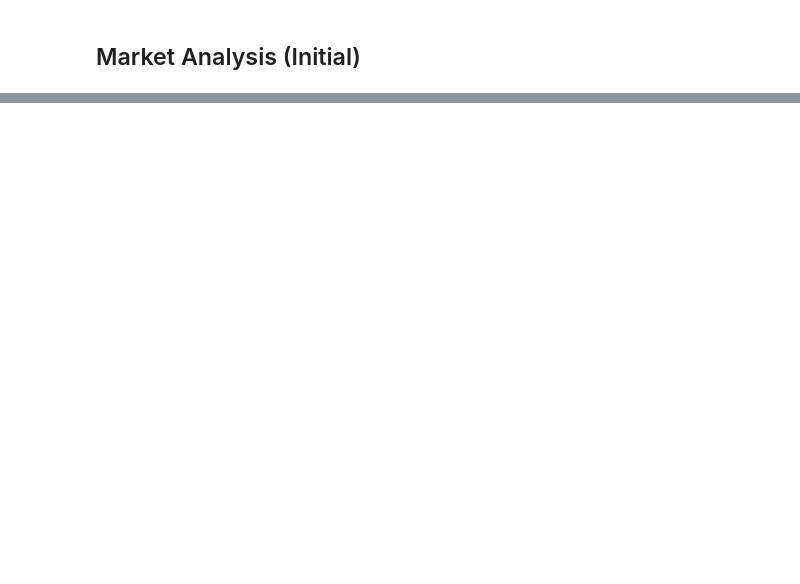
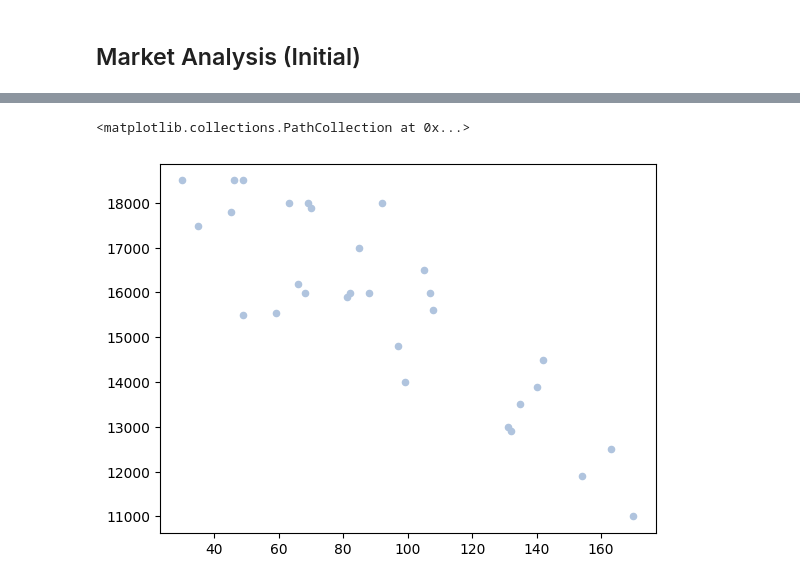
Before and after one commit to imrogerjiang/market_analysis, a Jupyter notebook: analytics.ipynb, the cells around one changed output, grey strips where cells are left out. Saved outputs shown, nothing was run; the diff lists cells and outputs as text; code cells hidden in the pictures; blank space fills up the shorter version.

```diff
--- a/analytics.ipynb
+++ b/analytics.ipynb
@@ -143,7 +143,8 @@ def clean_and_rename_cs(df: pd.DataFrame) -> pd.DataFrame:
     return out[[c for c in final_cols if c in out.columns]]
 # %%
 # Reading all carsales csvs
-path = os.path.join(os.getcwd(), client_id)
+# path = os.path.join(os.getcwd(), client_id)
+path = ""
 files = glob.glob(os.path.join(path, "carsales*.csv"))
 cs = pd.concat([clean_and_rename_cs(pd.read_csv(f)) for f in files], ignore_index=True)
 
@@ -180,8 +189,8 @@ def clean_fb(df):
 
     # Convert price and odometer columns to integers
     df=df[df['price']!="Free"]
-    df['price'] = df['price'].replace('[^\d]', '', regex=True).astype(float).astype('Int64')
-    df['odometer'] = df['odometer'].replace('[^\d]', '', regex=True).astype(float).astype('Int64')
+    df['price'] = df['price'].replace(r'[^\d]', '', regex=True).astype(float).astype('Int64')
+    df['odometer'] = df['odometer'].replace(r'[^\d]', '', regex=True).astype(float).astype('Int64')
 
     # Add a column with today's date
     df['date_scraped'] = datetime.today().date()
@@ -213,6 +231,6 @@ fb.head(5)
 # %%
 df = cs
-# df = pd.concat([cs, fb], ignore_index=True)
+df = pd.concat([cs, fb], ignore_index=True)
 
 # Remove duplicates for cars in both carsales/fb marketplace
 print(f"Rows starting {len(df)}.")
@@ -220,4 +238,5 @@ df=df.drop_duplicates(subset=['year', 'price', 'odometer'])
 print(f"Rows remaining {len(df)}.")
 
 # Save file
-df.to_csv(f"{path}/{model_short}_all.csv", index=False)
+# df.to_csv(f"{path}/{model_short}_all.csv", index=False)
+df.to_csv(f"all.csv")
@@ -226,20 +251,23 @@ plt.scatter(df['odometer'], df['price'], label='Data', color='lightsteelblue', s
 # %%
 # ╔═════════════════════════════╗
 # ║    ✏️ VA TO EDIT            ║
 # ╚═════════════════════════════╝
 
 # Removing listings with unrealistic low price
 # Code keeps cars with price>X
 df1 = df[df["price"]>5000]
 
 # Remove listings with high odometer
 # Code keeps cars with odo<X
 df1 = df1[df1["odometer"]<250]
 
 # Remove listings with unrealistic low odometer
 # Code keeps cars with odo>X
-df1 = df1[df1["odometer"]>50]
+df1 = df1[df1["odometer"]>0]
 plt.scatter(df1['odometer'], df1['price'], label='Data', color='lightsteelblue', s=20)
+# %% [output]
+<matplotlib.collections.PathCollection at 0x...>
+[figure, added]
 # %%
 # 0) Work on a real copy (kills SettingWithCopyWarning)
 df1 = df1.copy()
```
Also changed, not shown: parts of 8 cells of this notebook.
